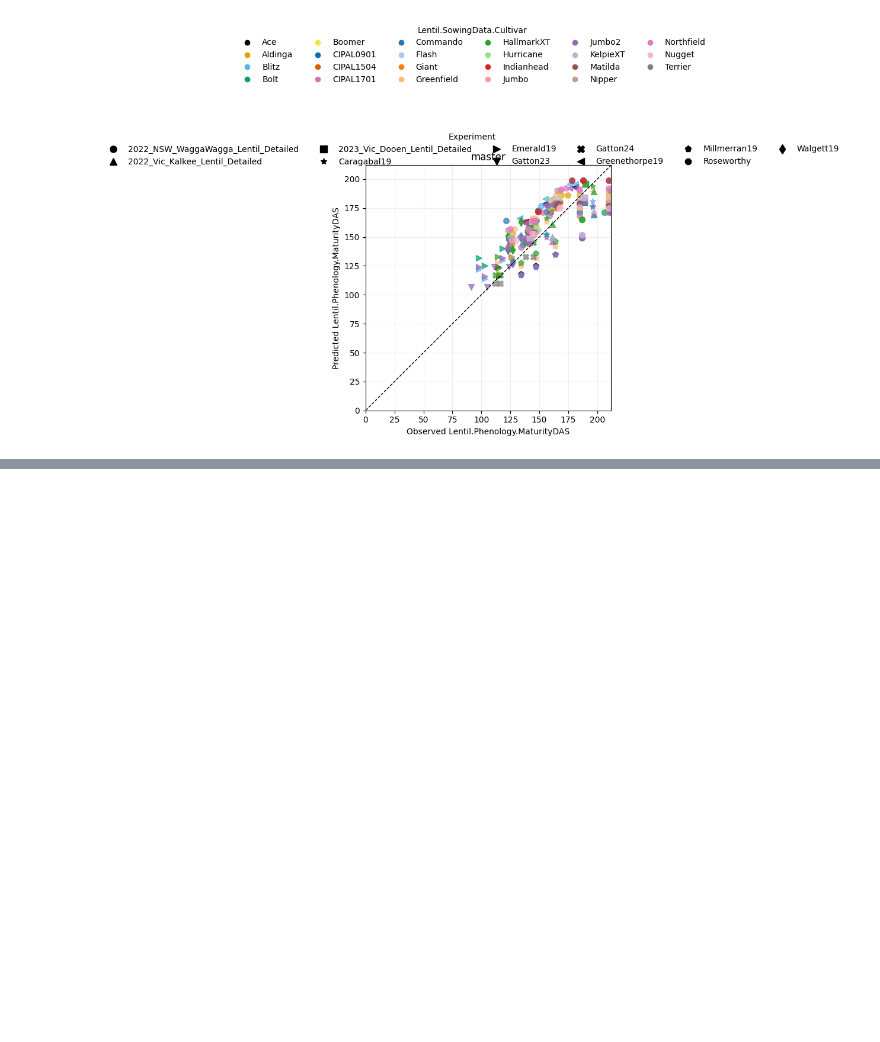
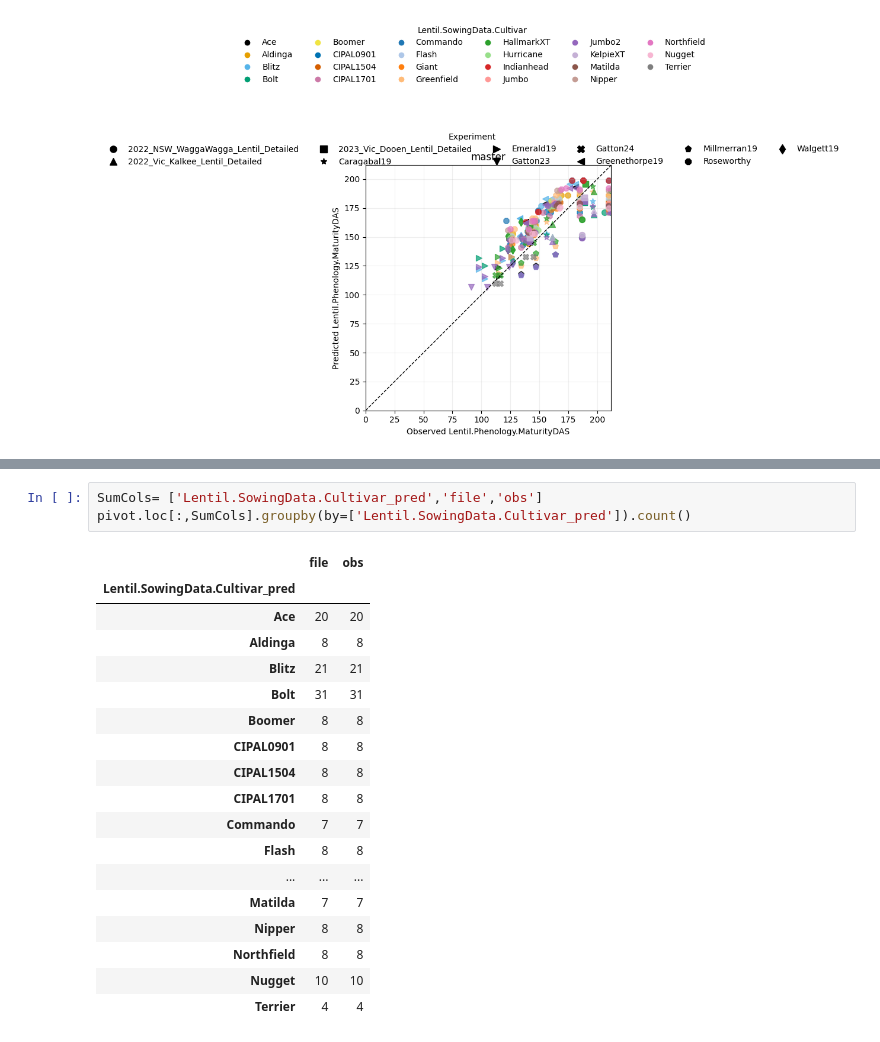
Before and after one commit to HamishBrownPFR/ApsimX, a Jupyter notebook: Prototypes/Lentil/ApsimOutputAgregate.ipynb, the cells around one changed output, grey strips where cells are left out. Cells and saved outputs as stored; diff of their text form; blank space fills up the shorter version.

```diff
--- a/Prototypes/Lentil/ApsimOutputAgregate.ipynb
+++ b/Prototypes/Lentil/ApsimOutputAgregate.ipynb
@@ -1004,0 +1060,22 @@ plt.show()
+# %%
+SumCols= ['Lentil.SowingData.Cultivar_pred','file','obs']
+pivot.loc[:,SumCols].groupby(by=['Lentil.SowingData.Cultivar_pred']).count()
+# %% [output]
+|  | file | obs |
+| Lentil.SowingData.Cultivar_pred |  |  |
+| Ace | 20 | 20 |
+| Aldinga | 8 | 8 |
+| Blitz | 21 | 21 |
+| Bolt | 31 | 31 |
+| Boomer | 8 | 8 |
+| CIPAL0901 | 8 | 8 |
+| CIPAL1504 | 8 | 8 |
+| CIPAL1701 | 8 | 8 |
+| Commando | 7 | 7 |
+| Flash | 8 | 8 |
+| ... | ... | ... |
+| Matilda | 7 | 7 |
+| Nipper | 8 | 8 |
+| Northfield | 8 | 8 |
+| Nugget | 10 | 10 |
+| Terrier | 4 | 4 |
```
Also changed, not shown: parts of 4 cells of this notebook, 2 other files.
